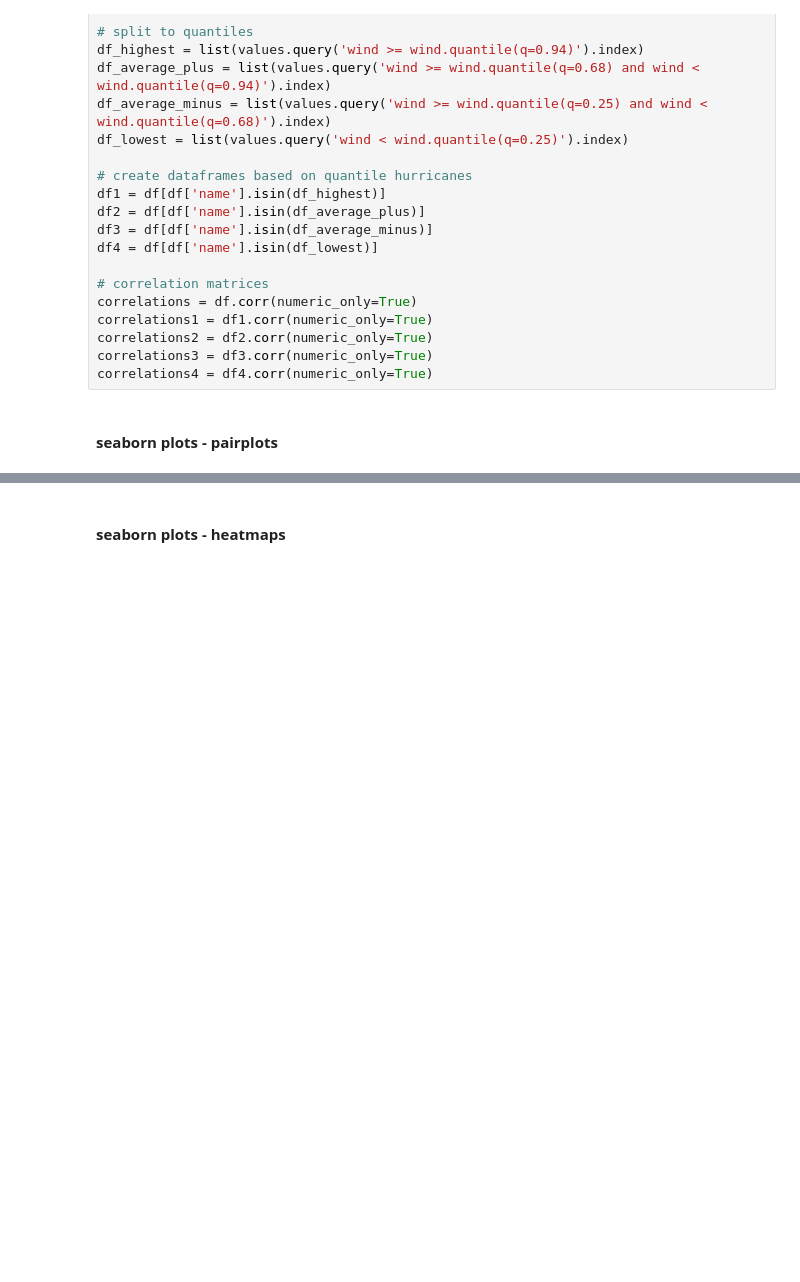
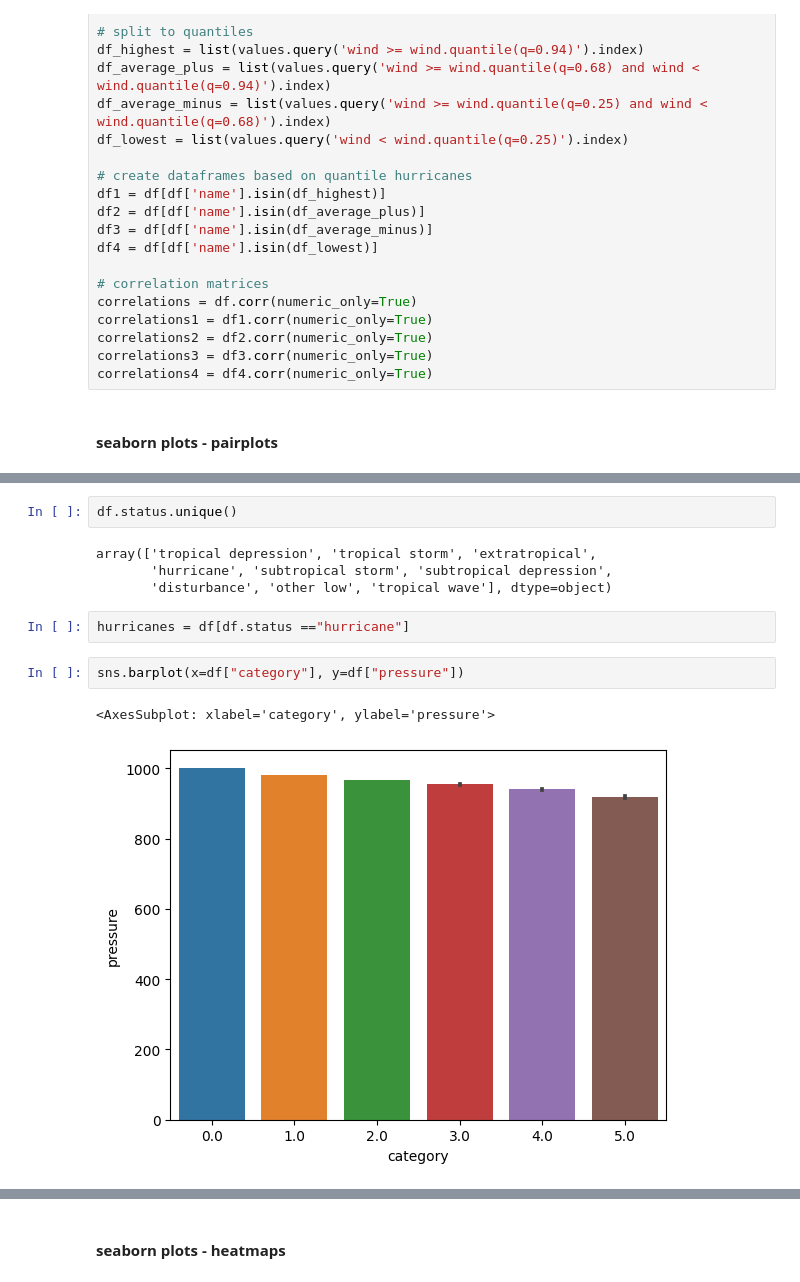
Before and after one commit to KirSobolev/Introduction-to-data-analytics, a Jupyter notebook: Exercise_set_4_Datasets/EX43b/ExerciseSet4_3b_storms.ipynb, the cells around one changed output, grey strips where cells are left out. Drawn from its saved outputs; the diff is of its cells as text; blank space fills up the shorter version.

```diff
--- a/Exercise_set_4_Datasets/EX43b/ExerciseSet4_3b_storms.ipynb
+++ b/Exercise_set_4_Datasets/EX43b/ExerciseSet4_3b_storms.ipynb
@@ -101,0 +116,13 @@ sns.pairplot(df1, hue="status")
+# %%
+df.status.unique()
+# %% [output]
+array(['tropical depression', 'tropical storm', 'extratropical',
+       'hurricane', 'subtropical storm', 'subtropical depression',
+       'disturbance', 'other low', 'tropical wave'], dtype=object)
+# %%
+hurricanes = df[df.status =="hurricane"]
+# %%
+sns.barplot(x=df["category"], y=df["pressure"])
+# %% [output]
+<AxesSubplot: xlabel='category', ylabel='pressure'>
+[figure, added]
```
Also changed, not shown: parts of 7 cells of this notebook, 13 other files.
